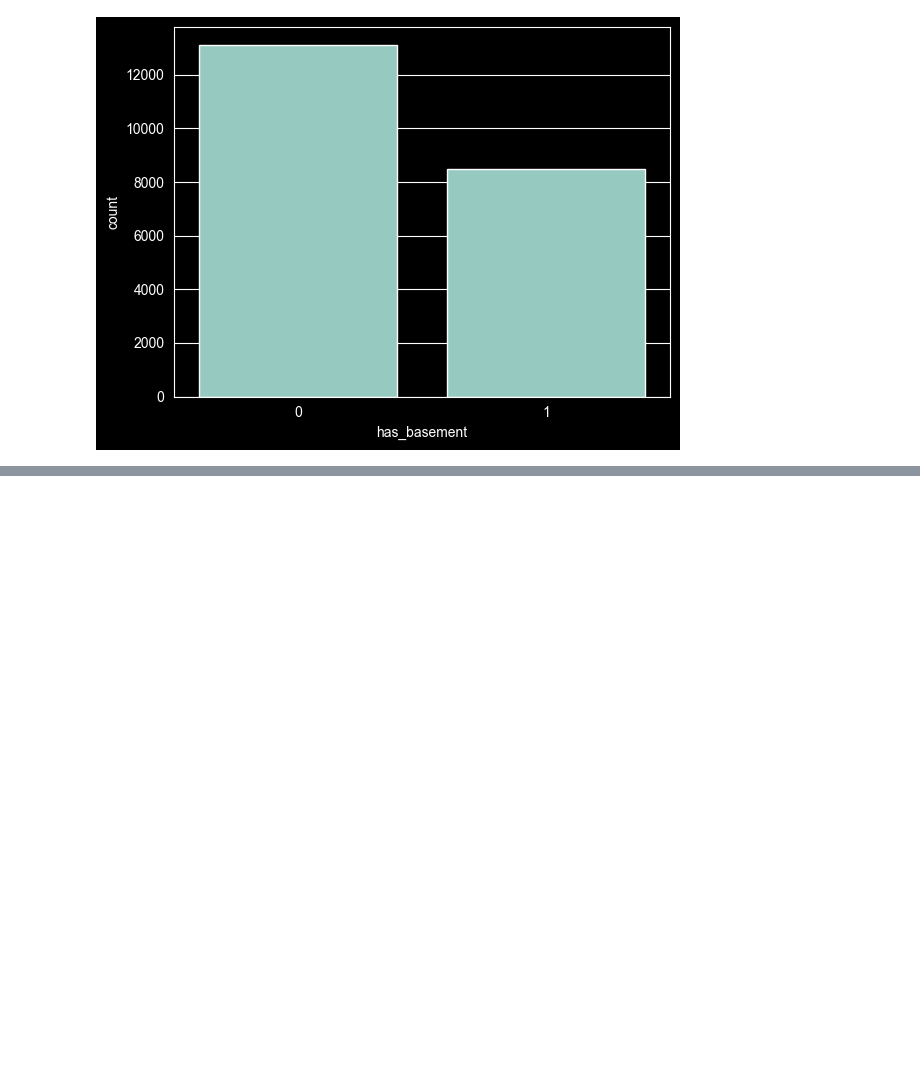
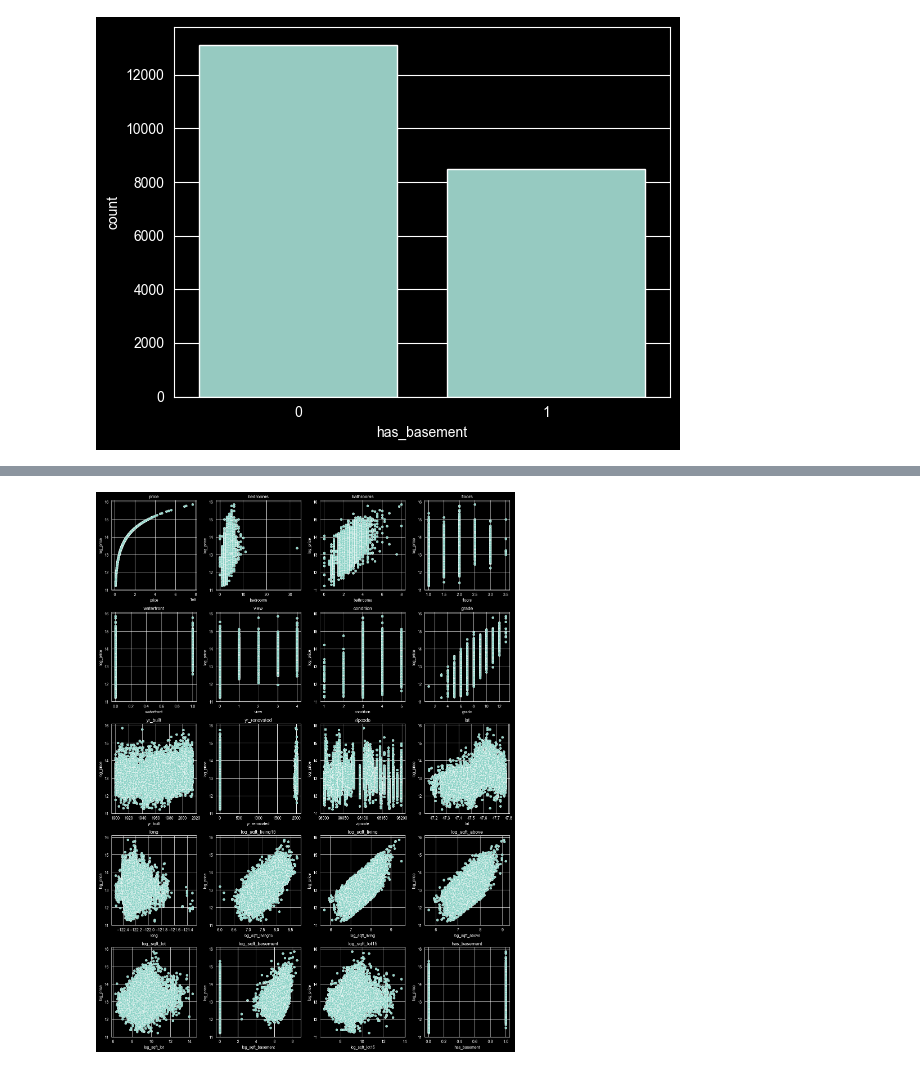
Before and after one commit to syahrazfa/house-sales-prediction, a Jupyter notebook: House Sales EDA.ipynb, the cells around one changed output, grey strips where cells are left out. Saved outputs shown, nothing was run; the diff lists cells and outputs as text; code cells hidden in the pictures; blank space fills up the shorter version.

```diff
--- a/House Sales EDA.ipynb
+++ b/House Sales EDA.ipynb
@@ -73,7 +74,7 @@ data.head(4)
 # %% [markdown]
 Begin by converting our date
 # %%
-data['date'] = pd.to_datetime(data0['date'], format='%Y%m%dT%H%M%S')
+data['date'] = pd.to_datetime(data['date'], format='%Y%m%dT%H%M%S')
 data.head(4)
 # %% [output]
 |  | id | date | price | bedrooms | bathrooms | sqft_living | sqft_lot | floors | waterfront | view | ... |
@@ -229,0 +211,3 @@ Name: log_price, dtype: float64
+# %%
+data = data.drop(columns=[col for col in col_to_log if col in data.columns])
+data.head()
@@ -229,0 +230,17 @@ Name: log_price, dtype: float64
+# %%
+cols = [col for col in data.columns if col not in ['log_price', 'id', 'date']]
+
+n_cols = 4
+n_rows = math.ceil(len(cols) / n_cols)
+
+plt.figure(figsize=(15, 4 * n_rows))
+
+for i, col in enumerate(cols, 1):
+    plt.subplot(n_rows, n_cols, i)
+    sns.scatterplot(x=data[col], y=data['log_price'])
+    plt.title(col)
+
+plt.tight_layout()
+plt.show()
+# %% [output]
+[figure, added]
```
Also changed, not shown: parts of 17 cells of this notebook.
